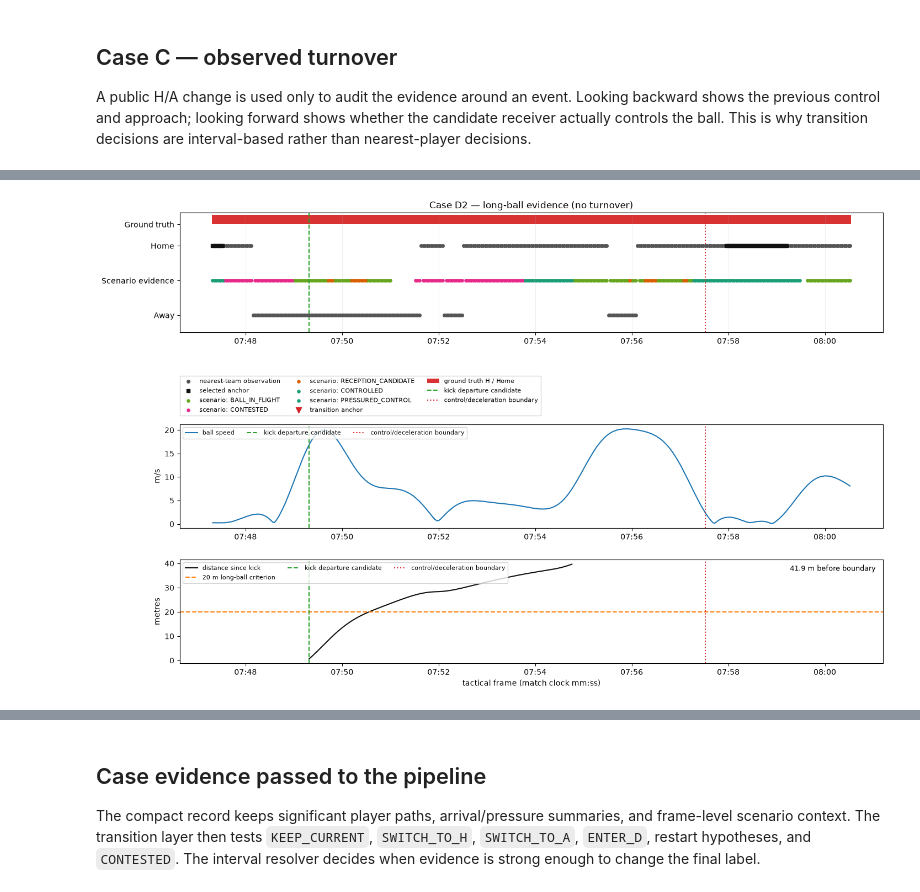
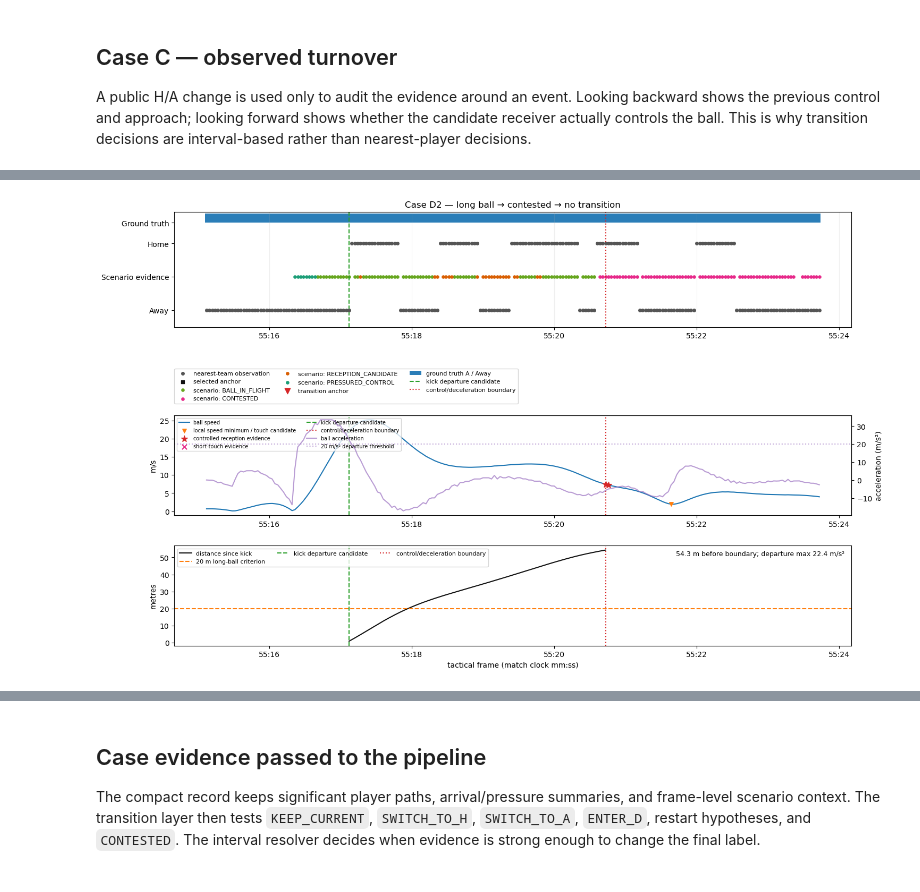
Before and after one commit to lukeaquilla11/Barcelona-hackathon, a Jupyter notebook: notebooks/03_scenario_engineering.ipynb, the cells around one changed output, grey strips where cells are left out. Saved outputs shown, nothing was run; the diff lists cells and outputs as text; code cells hidden in the pictures.

Commit message:
refine contested long-ball examples

```diff
--- a/notebooks/03_scenario_engineering.ipynb
+++ b/notebooks/03_scenario_engineering.ipynb
@@ -129,9 +130,14 @@ audit_gt = insight_gt_by_frame.dropna() if insight_gt_by_frame is not None else
 long_ball_distance_threshold_m = 20.0
 episode_ids = pd.to_numeric(features.get('kick_episode_id', pd.Series(-1, index=features.index)), errors='coerce').fillna(-1).to_numpy(int)
 episode_ends = features.get('kick_episode_end', pd.Series(False, index=features.index)).fillna(False).to_numpy(bool)
+episode_starts = features.get('kick_episode_start', pd.Series(False, index=features.index)).fillna(False).to_numpy(bool)
 episode_distances = pd.to_numeric(features.get('kick_episode_distance_m', pd.Series(0.0, index=features.index)), errors='coerce').fillna(0.0).to_numpy(float)
+episode_acceleration = pd.to_numeric(features.get('ball_acceleration_mps2', pd.Series(np.nan, index=features.index)), errors='coerce').to_numpy(float)
+long_ball_acceleration_threshold = float(rules['bridging']['long_ball_acceleration_mps2'])
+departure_window_frames = 8
 long_signal = np.zeros(len(features), dtype=bool)
 long_episode_distances = {}
+long_episode_departure_accelerations = {}
 for episode_id in sorted(set(episode_ids) - {-1}):
     positions = np.flatnonzero(episode_ids == episode_id)
     end_positions = positions[episode_ends[positions]]
@@ -139,15 +145,17 @@ for episode_id in sorted(set(episode_ids) - {-1}):
         continue
     end_position = int(end_positions[-1])
     distance_m = float(episode_distances[end_position])
-    if distance_m >= long_ball_distance_threshold_m:
+    start_positions = positions[episode_starts[positions]]
+    start_position = int(start_positions[0]) if start_positions.size else int(positions[0])
+    departure_slice = episode_acceleration[start_position:min(len(features), start_position + departure_window_frames)]
+    departure_acceleration = float(np.nanmax(departure_slice)) if np.isfinite(departure_slice).any() else 0.0
+    if distance_m >= long_ball_distance_threshold_m and departure_acceleration >= long_ball_acceleration_threshold:
         long_signal[positions] = True
         long_episode_distances[episode_id] = distance_m
+        long_episode_departure_accelerations[episode_id] = departure_acceleration
 starts = np.flatnonzero(long_signal & ~np.r_[False, long_signal[:-1]])
 ends = np.flatnonzero(long_signal & ~np.r_[long_signal[1:], False])
-long_cases = {}
-long_case_distances = {}
-long_case_flights = {}
-long_case_episode_ids = {}
+long_case_candidates = {'turnover': [], 'no_turnover': []}
 for start, end in zip(starts, ends):
     flight_start = int(features.iloc[start]['frame'])
     flight_end = int(features.iloc[end]['frame'])
@@ -158,38 +166,95 @@ for start, end in zip(starts, ends):
     prior, later = before.iloc[-1], after.iloc[0]
     if prior not in ['H', 'A'] or later not in ['H', 'A']:
         continue
-    key = 'case_d1_long_ball_turnover' if prior != later else 'case_d2_long_ball_no_turnover'
-    if key not in long_cases:
-        long_cases[key] = (max(int(features['frame'].min()), flight_start - 50), min(int(features['frame'].max()), flight_end + 75))
-        long_case_distances[key] = max(long_episode_distances.get(episode_ids[start], 0.0), long_episode_distances.get(episode_ids[end], 0.0))
-        long_case_flights[key] = (flight_start, flight_end)
-        long_case_episode_ids[key] = int(episode_ids[start])
+    outcome_key = 'turnover' if prior != later else 'no_turnover'
+    landing_window = features.loc[features['frame'].between(flight_end - 25, flight_end + 25)]
+    evidence_window = features.loc[features['frame'].between(flight_end - 25, flight_end + 75)]
+    contested_frames = int(landing_window.get('scenario_context', pd.Series(dtype=object)).eq('CONTESTED').sum())
+    transition_frames = int(landing_window.get('scenario_context', pd.Series(dtype=object)).eq('TRANSITION_CANDIDATE').sum())
+    control_frames = int(evidence_window.get('controlled_reception_signal', pd.Series(False, index=evidence_window.index)).fillna(False).sum())
+    short_touch_frames = int(evidence_window.get('short_touch_signal', pd.Series(False, index=evidence_window.index)).fillna(False).sum())
+    reception_frames = int(evidence_window.get('genuine_reception_anchor', pd.Series(False, index=evidence_window.index)).fillna(False).sum())
+    if contested_frames:
+        long_case_candidates[outcome_key].append({
+            'start': flight_start,
+            'end': flight_end,
+            'episode_id': int(episode_ids[start]),
+            'prior': prior,
+            'later': later,
+            'contested_frames': contested_frames,
+            'transition_frames': transition_frames,
+            'control_frames': control_frames,
+            'short_touch_frames': short_touch_frames,
+            'reception_frames': reception_frames,
+            'distance_m': max(long_episode_distances.get(episode_ids[start], 0.0), long_episode_distances.get(episode_ids[end], 0.0)),
+            'departure_acceleration': max(long_episode_departure_accelerations.get(episode_ids[start], 0.0), long_episode_departure_accelerations.get(episode_ids[end], 0.0)),
+        })
+long_cases = {}
+long_case_distances = {}
+long_case_flights = {}
+long_case_episode_ids = {}
+long_case_evidence = {}
+for outcome_key, candidates in long_case_candidates.items():
+    if not candidates:
+        continue
+    control_pool = [row for row in candidates if row['control_frames'] > 0]
+    touch_pool = [row for row in candidates if row['short_touch_frames'] > 0]
+    candidate_pool = control_pool or touch_pool or candidates
+    best = max(candidate_pool, key=lambda row: (row['contested_frames'] * 3 + row['control_frames'] * 2 + row['short_touch_frames'] + row['transition_frames'] * 2, row['distance_m']))
+    key = 'case_d1_long_ball_turnover' if outcome_key == 'turnover' else 'case_d2_long_ball_no_turnover'
+    long_cases[key] = (max(int(features['frame'].min()), best['start'] - 50), min(int(features['frame'].max()), best['end'] + 75))
+    long_case_distances[key] = best['distance_m']
+    long_case_flights[key] = (best['start'], best['end'])
+    long_case_episode_ids[key] = best['episode_id']
+    long_case_evidence[key] = best
 
 for key, (left, right) in long_cases.items():
     flight_start, flight_end = long_case_flights[key]
     episode_id = long_case_episode_ids[key]
     plot_features = features.loc[features['frame'].between(left, right)].copy()
     plot_speed = pd.to_numeric(plot_features.get('ball_speed_derived_mps', pd.Series(np.nan, index=plot_features.index)), errors='coerce')
+    plot_acceleration = pd.to_numeric(plot_features.get('ball_acceleration_mps2', pd.Series(np.nan, index=plot_features.index)), errors='coerce')
+    plot_deceleration = pd.to_numeric(plot_features.get('reception_ball_deceleration_mps', pd.Series(np.nan, index=plot_features.index)), errors='coerce')
     plot_episode_id = pd.to_numeric(plot_features.get('kick_episode_id', pd.Series(-1, index=plot_features.index)), errors='coerce')
     plot_distance = pd.to_numeric(plot_features.get('kick_episode_distance_m', pd.Series(np.nan, index=plot_features.index)), errors='coerce').where(plot_episode_id.eq(episode_id))
-    outcome = 'no turnover' if 'no_turnover' in key else 'turnover'
+    local_min_window = int(rules['reception_signal']['local_min_window_frames'])
+    post_flight = plot_features['frame'].ge(flight_end - local_min_window)
+    smoothed_speed = plot_speed.interpolate(limit_direction='both').rolling(3, center=True, min_periods=1).median()
+    local_min_positions, _ = find_peaks(-smoothed_speed.to_numpy(float), distance=local_min_window, prominence=0.75)
+    local_speed_min = pd.Series(False, index=plot_features.index)
+    local_speed_min.iloc[local_min_positions] = True
+    local_speed_min &= post_flight & plot_speed.notna()
+    control_signal = plot_features.get('controlled_reception_signal', pd.Series(False, index=plot_features.index)).fillna(False).astype(bool) | plot_features.get('genuine_reception_anchor', pd.Series(False, index=plot_features.index)).fillna(False).astype(bool)
+    short_touch_signal = plot_features.get('short_touch_signal', pd.Series(False, index=plot_features.index)).fillna(False).astype(bool)
+    control_candidates = control_signal & post_flight
+    touch_candidates = short_touch_signal & post_flight
+    outcome = 'contested → no transition' if 'no_turnover' in key else 'contested → transition'
     fig = plt.figure(figsize=(14, 9.5), constrained_layout=False)
     grid = fig.add_gridspec(4, 1, height_ratios=[1.15, 0.28, 1, 1], hspace=0.35)
     timeline_ax = fig.add_subplot(grid[0])
     speed_ax = fig.add_subplot(grid[2], sharex=timeline_ax)
     distance_ax = fig.add_subplot(grid[3], sharex=timeline_ax)
     plot_timeline_window(features, left, right, ground_truth=insight_gt_by_frame, ax=timeline_ax)
-    timeline_ax.set_title(f"{key.split('_long_ball_')[0].replace('_', ' ').title()} — long-ball evidence ({outcome})")
+    timeline_ax.set_title(f"{key.split('_long_ball_')[0].replace('_', ' ').title()} — long ball → {outcome}")
     timeline_ax.axvline(flight_start, color='#2ca02c', linestyle='--', label='kick departure candidate')
     timeline_ax.axvline(flight_end, color='#d62728', linestyle=':', label='control/deceleration boundary')
     timeline_ax.set_xlabel('')
     timeline_handles, timeline_labels = timeline_ax.get_legend_handles_labels()
     timeline_ax.legend(timeline_handles, timeline_labels, loc='upper left', bbox_to_anchor=(0, -0.36), ncol=3, fontsize=8, borderaxespad=0.0)
     speed_ax.plot(plot_features['frame'], plot_speed, color='#1f77b4', label='ball speed')
+    speed_accel_ax = speed_ax.twinx()
+    speed_accel_ax.plot(plot_features['frame'], plot_acceleration, color='#9467bd', alpha=0.65, label='ball acceleration')
+    speed_accel_ax.axhline(long_ball_acceleration_threshold, color='#9467bd', linestyle=':', alpha=0.55, label=f'{long_ball_acceleration_threshold:.0f} m/s² departure threshold')
+    speed_accel_ax.set_ylabel('acceleration (m/s²)')
+    speed_ax.scatter(plot_features.loc[local_speed_min, 'frame'], plot_speed.loc[local_speed_min], color='#ff7f0e', marker='v', s=28, zorder=5, label='local speed minimum / touch candidate')
+    speed_ax.scatter(plot_features.loc[control_candidates, 'frame'], plot_speed.loc[control_candidates], color='#d62728', marker='*', s=75, zorder=6, label='controlled reception evidence')
+    speed_ax.scatter(plot_features.loc[touch_candidates, 'frame'], plot_speed.loc[touch_candidates], color='#e7298a', marker='x', s=45, zorder=6, label='short-touch evidence')
     speed_ax.axvline(flight_start, color='#2ca02c', linestyle='--', label='kick departure candidate')
     speed_ax.axvline(flight_end, color='#d62728', linestyle=':', label='control/deceleration boundary')
     speed_ax.set_ylabel('m/s')
-    speed_ax.legend(loc='upper left', ncol=3, fontsize=8)
+    speed_handles, speed_labels = speed_ax.get_legend_handles_labels()
+    accel_handles, accel_labels = speed_accel_ax.get_legend_handles_labels()
+    speed_ax.legend(speed_handles + accel_handles, speed_labels + accel_labels, loc='upper left', ncol=2, fontsize=7)
     distance_ax.plot(plot_features['frame'], plot_distance, color='#111111', label='distance since kick')
     distance_ax.axhline(long_ball_distance_threshold_m, color='#ff7f0e', linestyle='--', label='20 m long-ball criterion')
     distance_ax.axvline(flight_start, color='#2ca02c', linestyle='--', label='kick departure candidate')
@@ -198,9 +263,9 @@ for key, (left, right) in long_cases.items():
     distance_ax.set_xlabel('tactical frame (video time MM:SS)')
     _configure_match_clock_axis(distance_ax, plot_features)
     distance_ax.legend(loc='upper left', ncol=3, fontsize=8)
-    distance_ax.text(0.99, 0.95, f"{long_case_distances[key]:.1f} m before boundary", transform=distance_ax.transAxes, ha='right', va='top', fontsize=9, bbox=dict(facecolor='white', alpha=0.8, edgecolor='none'))
+    distance_ax.text(0.99, 0.95, f"{long_case_distances[key]:.1f} m before boundary; departure max {long_episode_departure_accelerations[episode_id]:.1f} m/s²", transform=distance_ax.transAxes, ha='right', va='top', fontsize=9, bbox=dict(facecolor='white', alpha=0.8, edgecolor='none'))
     fig.subplots_adjust(left=0.07, right=0.98, top=0.96, bottom=0.10)
     plt.show()
 print('retrospective long-ball cases:', long_cases)
-display(pd.DataFrame([{'case': key, 'kick_distance_m': long_case_distances[key]} for key in long_cases]))
+display(pd.DataFrame([{'case': key, **long_case_evidence[key]} for key in long_cases]))
 # %% [output]
@@ -208 +273 @@ display(pd.DataFrame([{'case': key, 'kick_distance_m': long_case_distances[key]}
-[figure, old version]
+[figure, new version]
```
Also changed, not shown: parts of 6 cells of this notebook.
